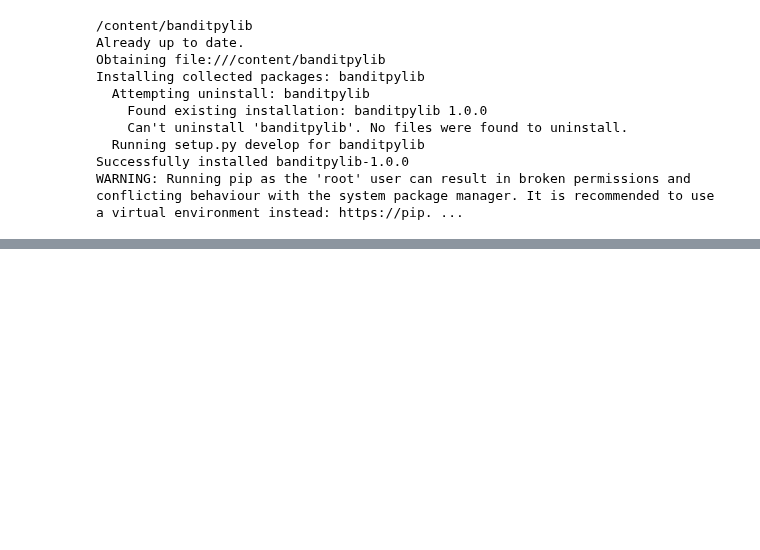
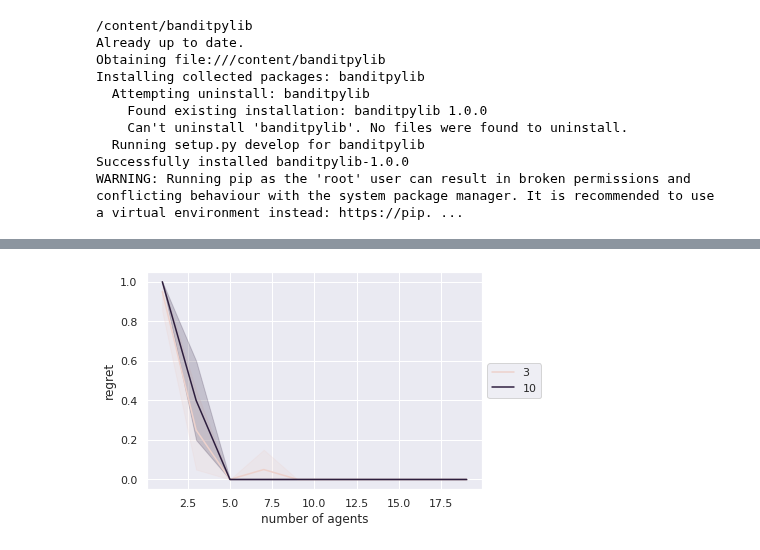
Before and after one commit to Alanthink/banditpylib, a Jupyter notebook: examples/example_collaborative.ipynb, the cells around one changed output, grey strips where cells are left out. Drawn from its saved outputs; the diff is of its cells as text; code cells hidden in the pictures; blank space fills up the shorter version.

```diff
--- a/examples/example_collaborative.ipynb
+++ b/examples/example_collaborative.ipynb
@@ -109,0 +187,10 @@ plt.show()
+# %%
+fig = plt.figure()
+ax = plt.subplot(111)
+sns.lineplot(x='num_agents', y='regret', hue='rounds', data=data_df)
+plt.ylabel('regret')
+plt.xlabel('number of agents')
+ax.legend(loc='center left', bbox_to_anchor=(1, 0.5))
+plt.show()
+# %% [output]
+[figure, added]
```
Also changed, not shown: parts of 11 cells of this notebook.
